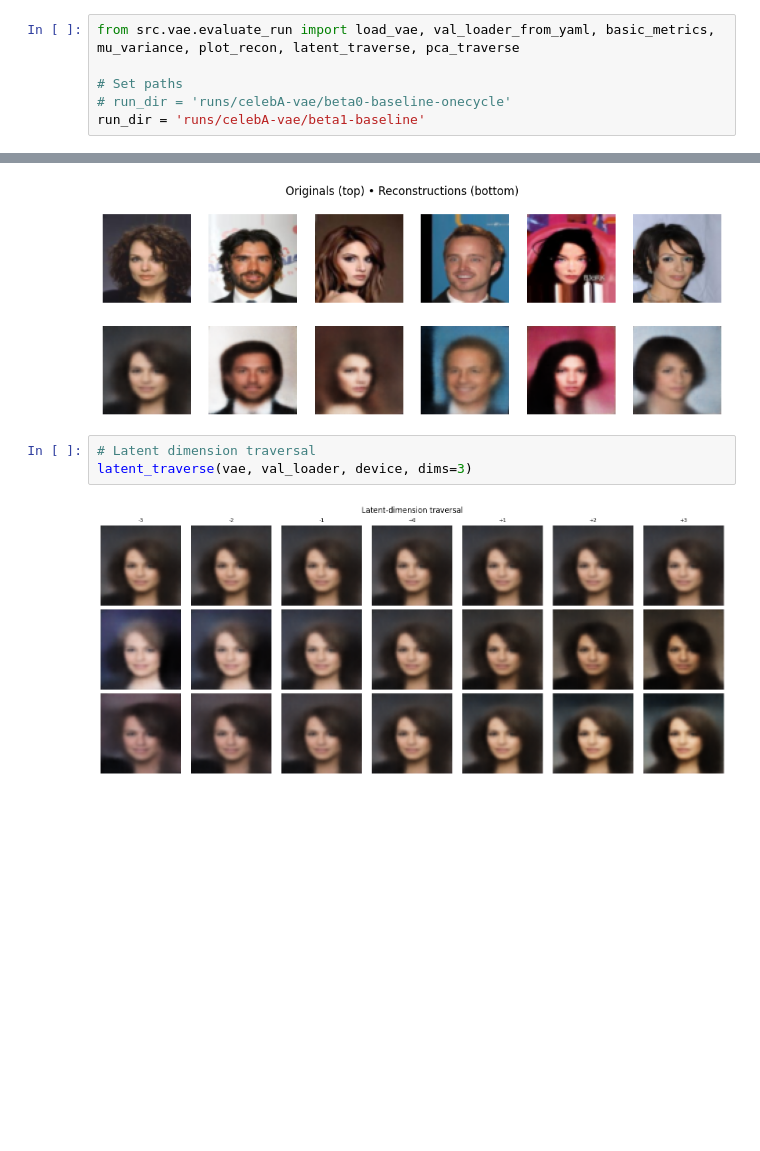
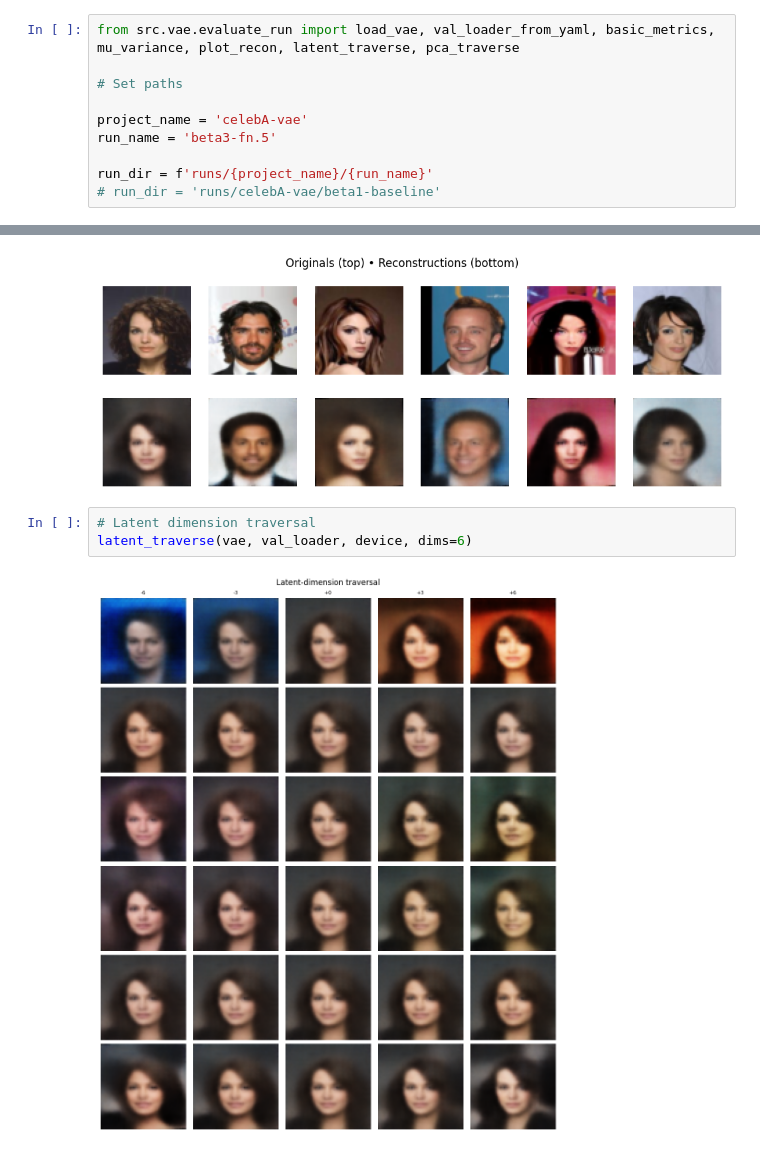
Before and after one commit to ptonso/latent-reason, a Jupyter notebook: pca_on_vae.ipynb, the cells around one changed output, grey strips where cells are left out. Cells and saved outputs as stored; diff of their text form; blank space fills up the shorter version.

```diff
--- a/pca_on_vae.ipynb
+++ b/pca_on_vae.ipynb
@@ -5,8 +5,12 @@ This notebook loads a trained BetaVAE and evaluates reconstructions, KL, and lat
 from src.vae.evaluate_run import load_vae, val_loader_from_yaml, basic_metrics, mu_variance, plot_recon, latent_traverse, pca_traverse
 
 # Set paths
-# run_dir = 'runs/celebA-vae/beta0-baseline-onecycle'
-run_dir = 'runs/celebA-vae/beta1-baseline'
+
+project_name = 'celebA-vae'
+run_name = 'beta3-fn.5'
+
+run_dir = f'runs/{project_name}/{run_name}'
+# run_dir = 'runs/celebA-vae/beta1-baseline'
 # %%
 # Prepare validation loader
 
@@ -45,9 +49,9 @@ plot_recon(vae, val_loader, device, n=6)
 [figure]
 # %%
 # Latent dimension traversal
-latent_traverse(vae, val_loader, device, dims=3)
+latent_traverse(vae, val_loader, device, dims=6)
 # %% [output]
-[figure, old version]
+[figure, new version]
 # %%
 # PCA-based traversal
 pca_traverse(vae, val_loader, device, n_pcs=4)
```
Also changed, not shown: parts of 4 cells of this notebook, 4 other files.
